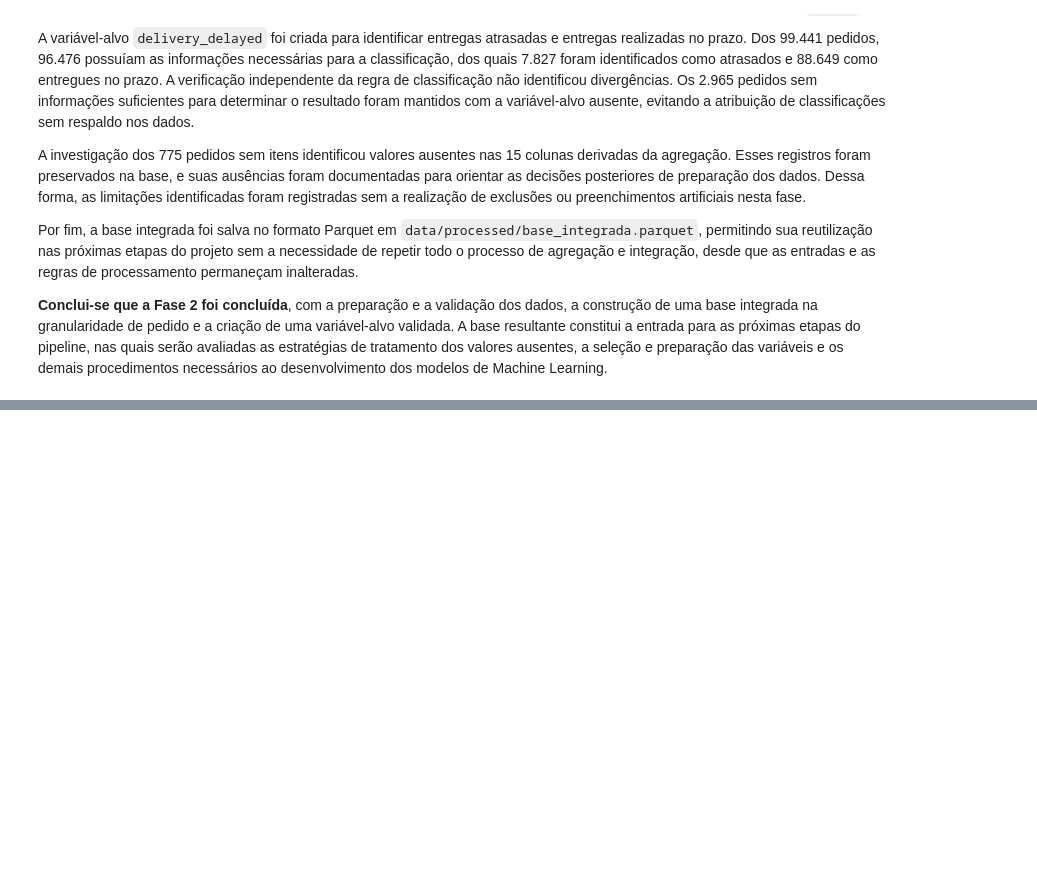
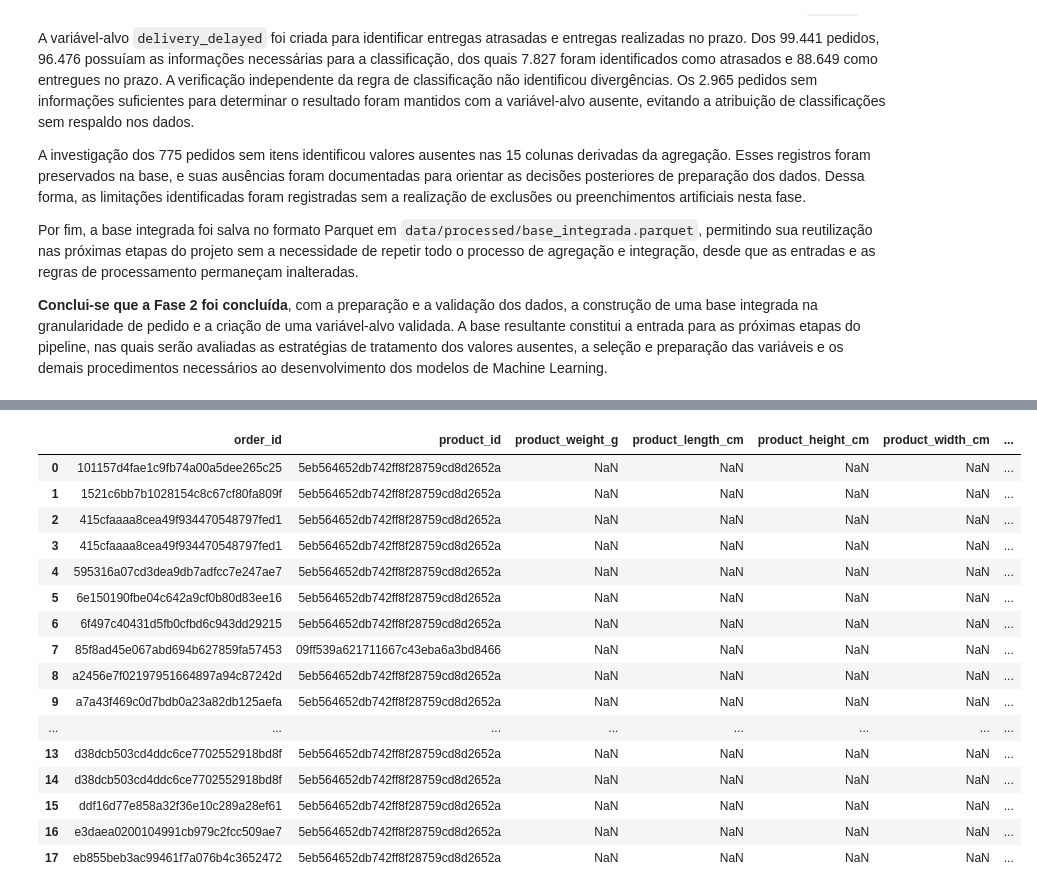
Before and after one commit to Franciane-sl/DeliveryRisk_AI, a Jupyter notebook: pipeline/notebooks/delivery_risk_analysis.ipynb, the cells around one changed output, grey strips where cells are left out. Drawn from its saved outputs; the diff is of its cells as text; code cells hidden in the pictures; blank space fills up the shorter version.

```diff
--- a/pipeline/notebooks/delivery_risk_analysis.ipynb
+++ b/pipeline/notebooks/delivery_risk_analysis.ipynb
@@ -1591,0 +1623,4 @@ Por fim, a base integrada foi salva no formato Parquet em `data/processed/base_i
+# %%
+base_elegivel = filtrar_pedidos_elegiveis(
+    base_integrada
+)
@@ -1591,0 +1678,10 @@ Por fim, a base integrada foi salva no formato Parquet em `data/processed/base_i
+# %%
+X, y, relatorio_features = definir_features(
+    base_temporal
+)
+
+print("Dimensões de X:", X.shape)
+print("Dimensões de y:", y.shape)
+
+print("\nRelatório de features:")
+print(relatorio_features)
@@ -1591,0 +1781,4 @@ Por fim, a base integrada foi salva no formato Parquet em `data/processed/base_i
+# %%
+order_items = datasets["order_items"]
+
+print("Dimensões de order_items:", order_items.shape)
@@ -1591,0 +1847,67 @@ Por fim, a base integrada foi salva no formato Parquet em `data/processed/base_i
+# %%
+products = datasets["products"]
+
+itens_com_produtos = itens_desses_pedidos.merge(
+    products[
+        [
+            "product_id",
+            "product_weight_g",
+            "product_length_cm",
+            "product_height_cm",
+            "product_width_cm",
+        ]
+    ],
+    on="product_id",
+    how="left",
+    indicator=True,
+)
+
+display(
+    itens_com_produtos[
+        [
+            "order_id",
+            "product_id",
+            "product_weight_g",
+            "product_length_cm",
+            "product_height_cm",
+            "product_width_cm",
+            "_merge",
+        ]
+    ]
+)
+
+print("\nCorrespondência dos produtos:")
+print(itens_com_produtos["_merge"].value_counts())
+
+print("\nProdutos com todas as dimensões ausentes:")
+colunas_dimensoes_produto = [
+    "product_weight_g",
+    "product_length_cm",
+    "product_height_cm",
+    "product_width_cm",
+]
+
+print(
+    itens_com_produtos[colunas_dimensoes_produto]
+    .isna()
+    .all(axis=1)
+    .sum()
+)
+# %% [output]
+|  | order_id | product_id | product_weight_g | product_length_cm | product_height_cm | product_width_cm | ... |
+| 0 | 101157d4fae1c9fb74a00a5dee265c25 | 5eb564652db742ff8f28759cd8d2652a | NaN | NaN | NaN | NaN | ... |
+| 1 | 1521c6bb7b1028154c8c67cf80fa809f | 5eb564652db742ff8f28759cd8d2652a | NaN | NaN | NaN | NaN | ... |
+| 2 | 415cfaaaa8cea49f934470548797fed1 | 5eb564652db742ff8f28759cd8d2652a | NaN | NaN | NaN | NaN | ... |
+| 3 | 415cfaaaa8cea49f934470548797fed1 | 5eb564652db742ff8f28759cd8d2652a | NaN | NaN | NaN | NaN | ... |
+| 4 | 595316a07cd3dea9db7adfcc7e247ae7 | 5eb564652db742ff8f28759cd8d2652a | NaN | NaN | NaN | NaN | ... |
+| 5 | 6e150190fbe04c642a9cf0b80d83ee16 | 5eb564652db742ff8f28759cd8d2652a | NaN | NaN | NaN | NaN | ... |
+| 6 | 6f497c40431d5fb0cfbd6c943dd29215 | 5eb564652db742ff8f28759cd8d2652a | NaN | NaN | NaN | NaN | ... |
+| 7 | 85f8ad45e067abd694b627859fa57453 | 09ff539a621711667c43eba6a3bd8466 | NaN | NaN | NaN | NaN | ... |
+| 8 | a2456e7f02197951664897a94c87242d | 5eb564652db742ff8f28759cd8d2652a | NaN | NaN | NaN | NaN | ... |
+| 9 | a7a43f469c0d7bdb0a23a82db125aefa | 5eb564652db742ff8f28759cd8d2652a | NaN | NaN | NaN | NaN | ... |
+| ... | ... | ... | ... | ... | ... | ... | ... |
+| 13 | d38dcb503cd4ddc6ce7702552918bd8f | 5eb564652db742ff8f28759cd8d2652a | NaN | NaN | NaN | NaN | ... |
+| 14 | d38dcb503cd4ddc6ce7702552918bd8f | 5eb564652db742ff8f28759cd8d2652a | NaN | NaN | NaN | NaN | ... |
+| 15 | ddf16d77e858a32f36e10c289a28ef61 | 5eb564652db742ff8f28759cd8d2652a | NaN | NaN | NaN | NaN | ... |
+| 16 | e3daea0200104991cb979c2fcc509ae7 | 5eb564652db742ff8f28759cd8d2652a | NaN | NaN | NaN | NaN | ... |
+| 17 | eb855beb3ac99461f7a076b4c3652472 | 5eb564652db742ff8f28759cd8d2652a | NaN | NaN | NaN | NaN | ... |
```
Also changed, not shown: parts of 22 cells of this notebook.
